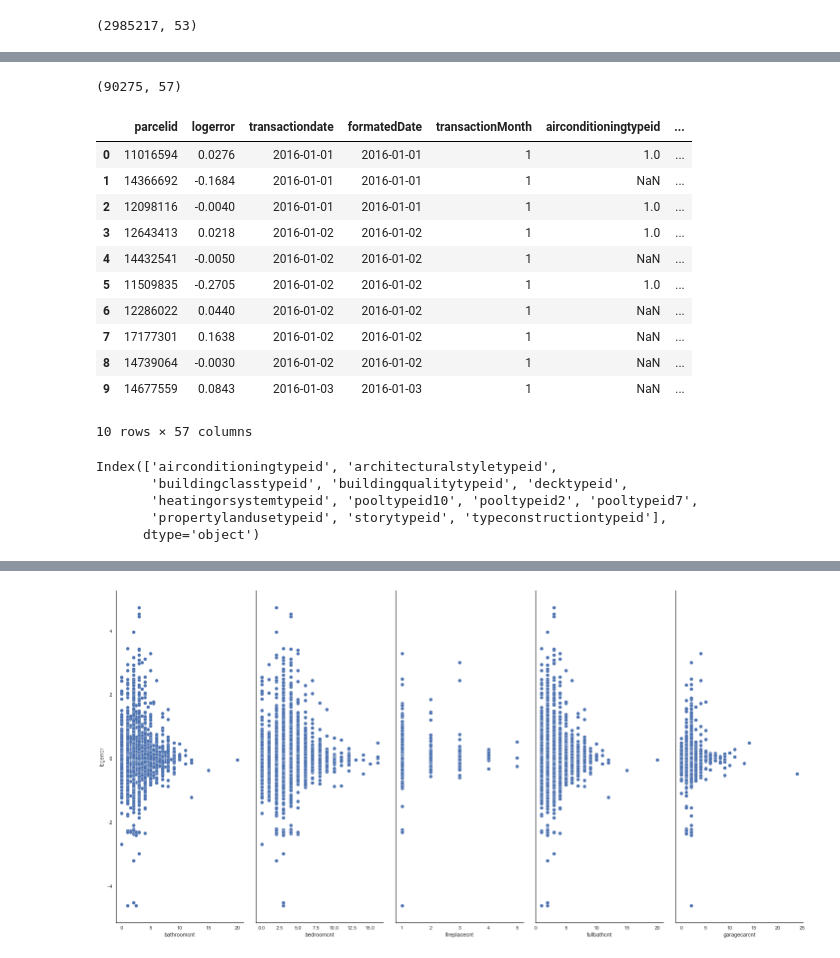
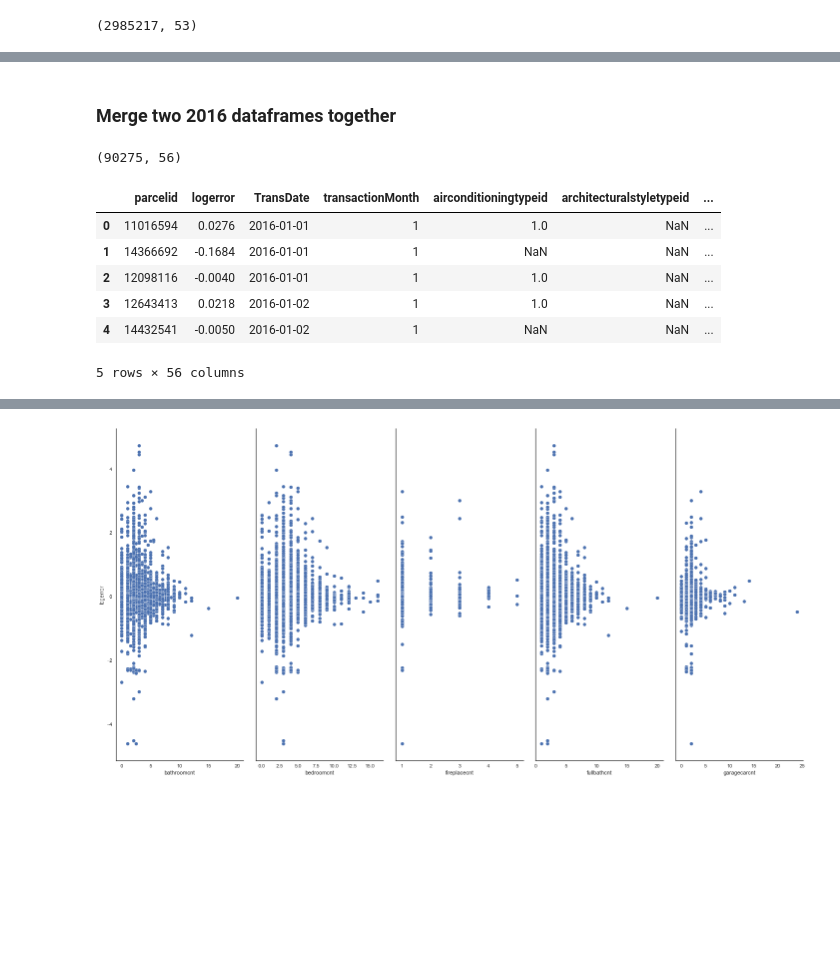
Before and after one commit to Abdul24/KaggleZillowCompetition, a Jupyter notebook: Kaggle_Zillow_Scarlett.ipynb, the cells around one changed output, grey strips where cells are left out. Drawn from its saved outputs; the diff is of its cells as text; code cells hidden in the pictures; blank space fills up the shorter version.

```diff
--- a/Kaggle_Zillow_Scarlett.ipynb
+++ b/Kaggle_Zillow_Scarlett.ipynb
@@ -46,6 +62,7 @@ display(train2016_df.head())
 # %%
-train2016_df["formatedDate"] = pd.to_datetime(train2016_df.transactiondate)
-train2016_df["transactionMonth"] = train2016_df.formatedDate.dt.month
+train2016_df["TransDate"] = pd.to_datetime(train2016_df.transactiondate)
+train2016_df["transactionMonth"] = train2016_df.TransDate.dt.month
+train2016_df.drop("transactiondate",inplace=True,axis=1)
 display(train2016_df.head(10))
 train2016_df.dtypes
 # %% [output]
@@ -115,6 +133,3 @@ data2016_df.drop(data2016_df.columns[[22,32,34,49,55]], axis=1, inplace=True)
 data2016_df.shape
 # %% [output]
 (2985217, 53)
-# %%
-data2016_df = data2016_df.dropna(axis=1, how='all')
-data2016_df.shape
@@ -169,20 +151,17 @@ dtype: bool
+# %% [markdown]
+### Merge two 2016 dataframes together
 # %%
 full2016_df = pd.merge(train2016_df, data2016_df, how = 'inner', on = ['parcelid'])
 full2016_df.shape
 # %% [output]
-(90275, 57)
+(90275, 56)
 # %%
-full2016_df.head(10)
+full2016_df.head(5)
 # %% [output]
-|  | parcelid | logerror | transactiondate | formatedDate | transactionMonth | airconditioningtypeid | ... |
-| 0 | 11016594 | 0.0276 | 2016-01-01 | 2016-01-01 | 1 | 1.0 | ... |
-| 1 | 14366692 | -0.1684 | 2016-01-01 | 2016-01-01 | 1 | NaN | ... |
-| 2 | 12098116 | -0.0040 | 2016-01-01 | 2016-01-01 | 1 | 1.0 | ... |
-| 3 | 12643413 | 0.0218 | 2016-01-02 | 2016-01-02 | 1 | 1.0 | ... |
-| 4 | 14432541 | -0.0050 | 2016-01-02 | 2016-01-02 | 1 | NaN | ... |
-| 5 | 11509835 | -0.2705 | 2016-01-02 | 2016-01-02 | 1 | 1.0 | ... |
-| 6 | 12286022 | 0.0440 | 2016-01-02 | 2016-01-02 | 1 | NaN | ... |
-| 7 | 17177301 | 0.1638 | 2016-01-02 | 2016-01-02 | 1 | NaN | ... |
-| 8 | 14739064 | -0.0030 | 2016-01-02 | 2016-01-02 | 1 | NaN | ... |
-| 9 | 14677559 | 0.0843 | 2016-01-03 | 2016-01-03 | 1 | NaN | ... |
+|  | parcelid | logerror | TransDate | transactionMonth | airconditioningtypeid | architecturalstyletypeid | ... |
+| 0 | 11016594 | 0.0276 | 2016-01-01 | 1 | 1.0 | NaN | ... |
+| 1 | 14366692 | -0.1684 | 2016-01-01 | 1 | NaN | NaN | ... |
+| 2 | 12098116 | -0.0040 | 2016-01-01 | 1 | 1.0 | NaN | ... |
+| 3 | 12643413 | 0.0218 | 2016-01-02 | 1 | 1.0 | NaN | ... |
+| 4 | 14432541 | -0.0050 | 2016-01-02 | 1 | NaN | NaN | ... |
-10 rows × 57 columns
+5 rows × 56 columns
@@ -191,8 +167,0 @@ type_col_name = full2016_df.columns[full2016_df.columns.str.contains(pat = 'type
-# %%
-print(type_col_name)
-# %% [output]
-Index(['airconditioningtypeid', 'architecturalstyletypeid',
-       'buildingclasstypeid', 'buildingqualitytypeid', 'decktypeid',
-       'heatingorsystemtypeid', 'pooltypeid10', 'pooltypeid2', 'pooltypeid7',
-       'propertylandusetypeid', 'storytypeid', 'typeconstructiontypeid'],
-      dtype='object')
```
Also changed, not shown: parts of 51 cells of this notebook.
